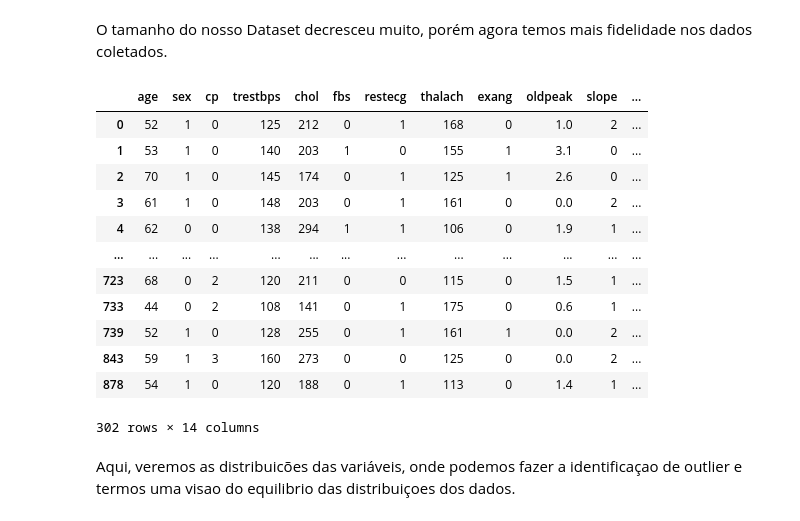
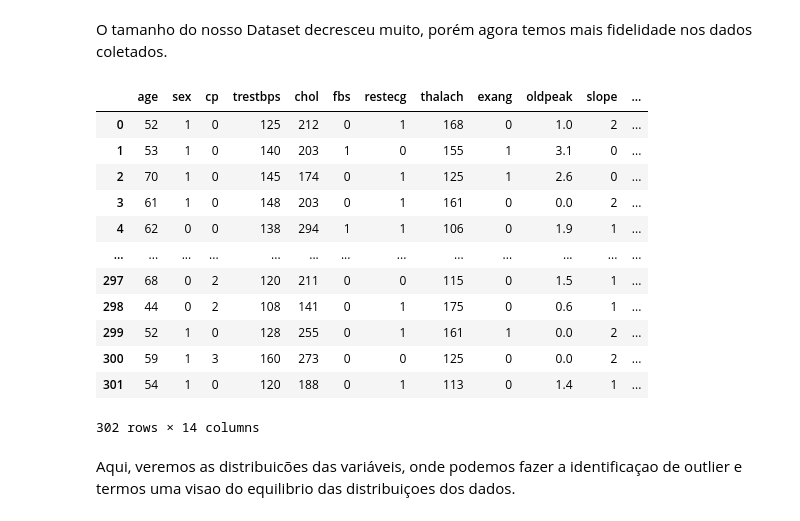
Before and after one commit to Igor-Roberto-Alves/Machine-Learning-1-Project-, a Jupyter notebook: heri__rick0110_analisys.ipynb, the cells around one changed output. Saved outputs shown, nothing was run; the diff lists cells and outputs as text; code cells hidden in the pictures.

```diff
--- a/heri__rick0110_analisys.ipynb
+++ b/heri__rick0110_analisys.ipynb
@@ -154,20 +123,22 @@ len(heart_ds)
 # %% [markdown]
 O tamanho do nosso Dataset decresceu muito, porém agora temos mais fidelidade nos dados coletados.
 # %%
-heart_ds.dropna() # Tirando também dados incompletos caso existam
+
+heart_ds = heart_ds.reset_index(drop=True) # Tirando também dados incompletos caso existam
+heart_ds
 # %% [output]
 |  | age | sex | cp | trestbps | chol | fbs | restecg | thalach | exang | oldpeak | slope | ... |
 | 0 | 52 | 1 | 0 | 125 | 212 | 0 | 1 | 168 | 0 | 1.0 | 2 | ... |
 | 1 | 53 | 1 | 0 | 140 | 203 | 1 | 0 | 155 | 1 | 3.1 | 0 | ... |
 | 2 | 70 | 1 | 0 | 145 | 174 | 0 | 1 | 125 | 1 | 2.6 | 0 | ... |
 | 3 | 61 | 1 | 0 | 148 | 203 | 0 | 1 | 161 | 0 | 0.0 | 2 | ... |
 | 4 | 62 | 0 | 0 | 138 | 294 | 1 | 1 | 106 | 0 | 1.9 | 1 | ... |
 | ... | ... | ... | ... | ... | ... | ... | ... | ... | ... | ... | ... | ... |
-| 723 | 68 | 0 | 2 | 120 | 211 | 0 | 0 | 115 | 0 | 1.5 | 1 | ... |
-| 733 | 44 | 0 | 2 | 108 | 141 | 0 | 1 | 175 | 0 | 0.6 | 1 | ... |
-| 739 | 52 | 1 | 0 | 128 | 255 | 0 | 1 | 161 | 1 | 0.0 | 2 | ... |
-| 843 | 59 | 1 | 3 | 160 | 273 | 0 | 0 | 125 | 0 | 0.0 | 2 | ... |
-| 878 | 54 | 1 | 0 | 120 | 188 | 0 | 1 | 113 | 0 | 1.4 | 1 | ... |
+| 297 | 68 | 0 | 2 | 120 | 211 | 0 | 0 | 115 | 0 | 1.5 | 1 | ... |
+| 298 | 44 | 0 | 2 | 108 | 141 | 0 | 1 | 175 | 0 | 0.6 | 1 | ... |
+| 299 | 52 | 1 | 0 | 128 | 255 | 0 | 1 | 161 | 1 | 0.0 | 2 | ... |
+| 300 | 59 | 1 | 3 | 160 | 273 | 0 | 0 | 125 | 0 | 0.0 | 2 | ... |
+| 301 | 54 | 1 | 0 | 120 | 188 | 0 | 1 | 113 | 0 | 1.4 | 1 | ... |
 302 rows × 14 columns
 # %% [markdown]
 Aqui, veremos as distribuicões das variáveis, onde podemos fazer a identificaçao de outlier e termos uma visao do equilibrio das distribuiçoes dos dados.
```
Also changed, not shown: parts of 34 cells of this notebook.
